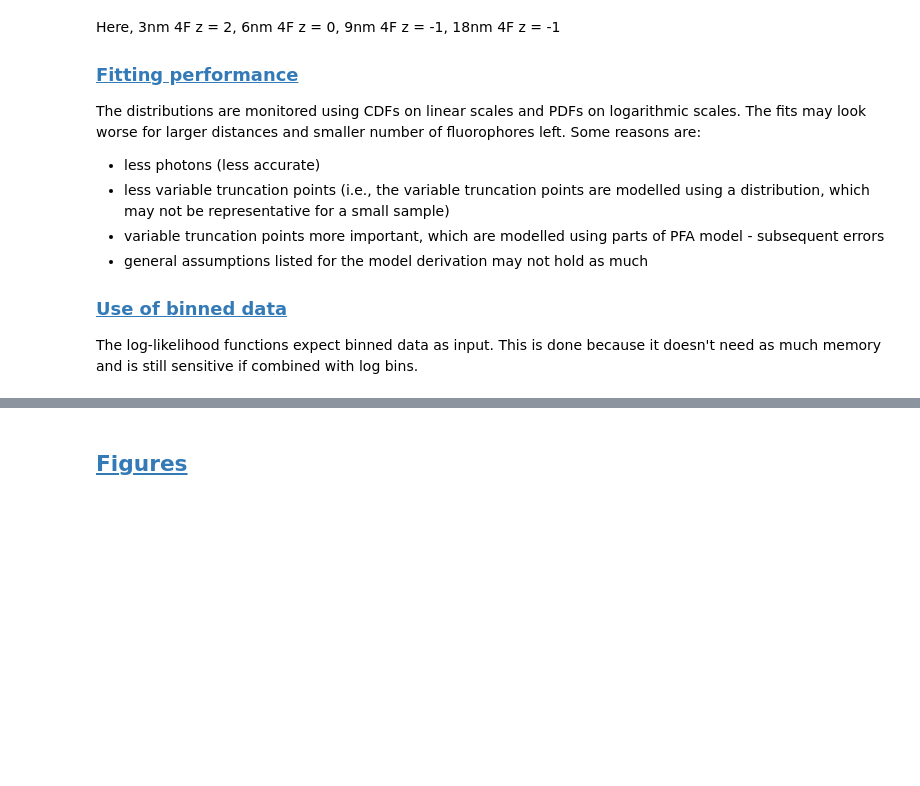
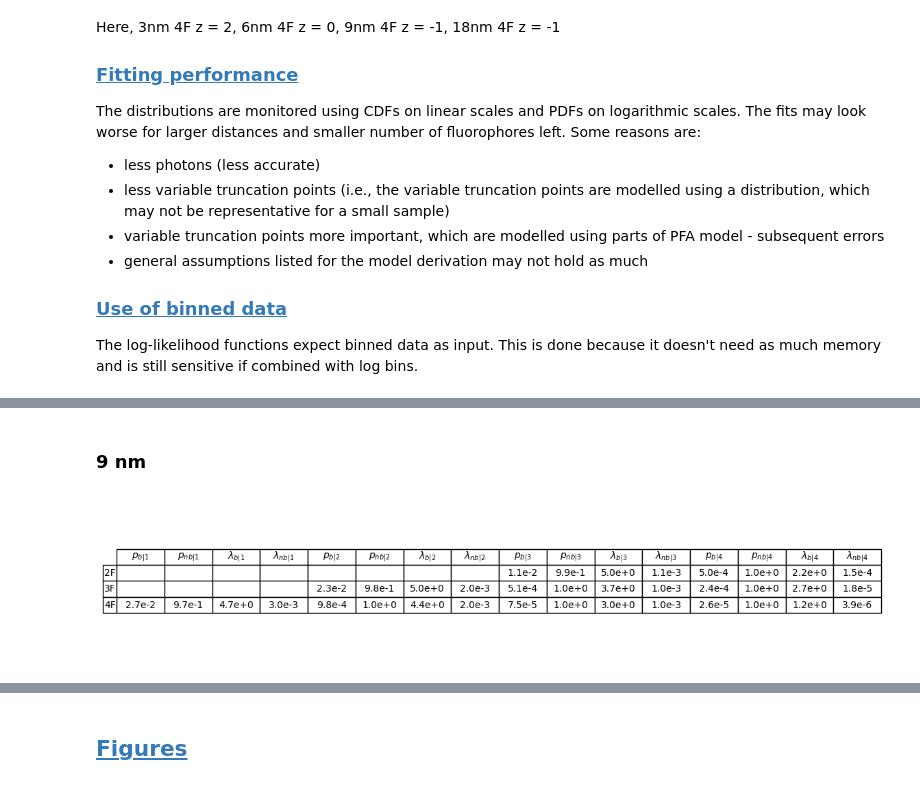
Before and after one commit to super-resolution/Fluopy, a Jupyter notebook: notebooks/Chapter_I/0_5_modeling/modeling.ipynb, the cells around one changed output, grey strips where cells are left out. Saved outputs shown, nothing was run; the diff lists cells and outputs as text; code cells hidden in the pictures; blank space fills up the shorter version.

```diff
--- a/notebooks/Chapter_I/0_5_modeling/modeling.ipynb
+++ b/notebooks/Chapter_I/0_5_modeling/modeling.ipynb
@@ -138,0 +201,55 @@ plt.savefig(saving_at + r"\parameter_table.png", dpi=300)
+# %% [markdown]
+### 9 nm
+# %%
+parameters_2F_9nm = np.load(
+    r"C:\Users\vie43sq\data_vincent\python_output\Chapter_I\0_5_modeling\2F\9nm\parameters_2F_9nm.npy"
+)
+parameters_2F_9nm_copy = parameters_2F_9nm.copy()
+parameters_2F_9nm_copy[0] += 2
+parameters_3F_9nm = np.load(
+    r"C:\Users\vie43sq\data_vincent\python_output\Chapter_I\0_5_modeling\3F\9nm\parameters_3F_9nm.npy"
+)
+parameters_3F_9nm_copy = parameters_3F_9nm.copy()
+parameters_3F_9nm_copy[0] += 1
+parameters_4F_9nm = np.load(
+    r"C:\Users\vie43sq\data_vincent\python_output\Chapter_I\0_5_modeling\4F\9nm\parameters_4F_9nm.npy"
+)
+
+
+subcols = {
+    0: [r"$p_{b|1}$", r"$p_{nb|1}$", r"$\lambda_{b|1}$", r"$\lambda_{nb|1}$"],
+    1: [r"$p_{b|2}$", r"$p_{nb|2}$", r"$\lambda_{b|2}$", r"$\lambda_{nb|2}$"],
+    2: [r"$p_{b|3}$", r"$p_{nb|3}$", r"$\lambda_{b|3}$", r"$\lambda_{nb|3}$"],
+    3: [r"$p_{b|4}$", r"$p_{nb|4}$", r"$\lambda_{b|4}$", r"$\lambda_{nb|4}$"],
+}
+flat_cols = [lbl for labels in subcols.values() for lbl in labels]
+
+df = pd.DataFrame(
+    [
+        array_to_series(parameters_2F_9nm_copy, subcols, flat_cols),
+        array_to_series(parameters_3F_9nm_copy, subcols, flat_cols),
+        array_to_series(parameters_4F_9nm, subcols, flat_cols),
+    ],
+    index=["2F", "3F", "4F"],
+)
+
+fig, ax = plt.subplots(figsize=(12, 3))
+ax.axis("off")
+cell_text = df.applymap(sci_fmt).values
+col_labels = df.columns.tolist()
+
+table = ax.table(
+    cellText=cell_text,
+    rowLabels=df.index,
+    colLabels=col_labels,
+    loc="center",
+    cellLoc="center",
+)
+
+table.auto_set_font_size(False)
+table.set_fontsize(10)
+table.scale(1.2, 1.4)
+
+plt.savefig(saving_at + r"\parameter_table_9nm.png", dpi=300)
+# %% [output]
+[figure, added]
```
Also changed, not shown: parts of 11 cells of this notebook, 17 other files.
